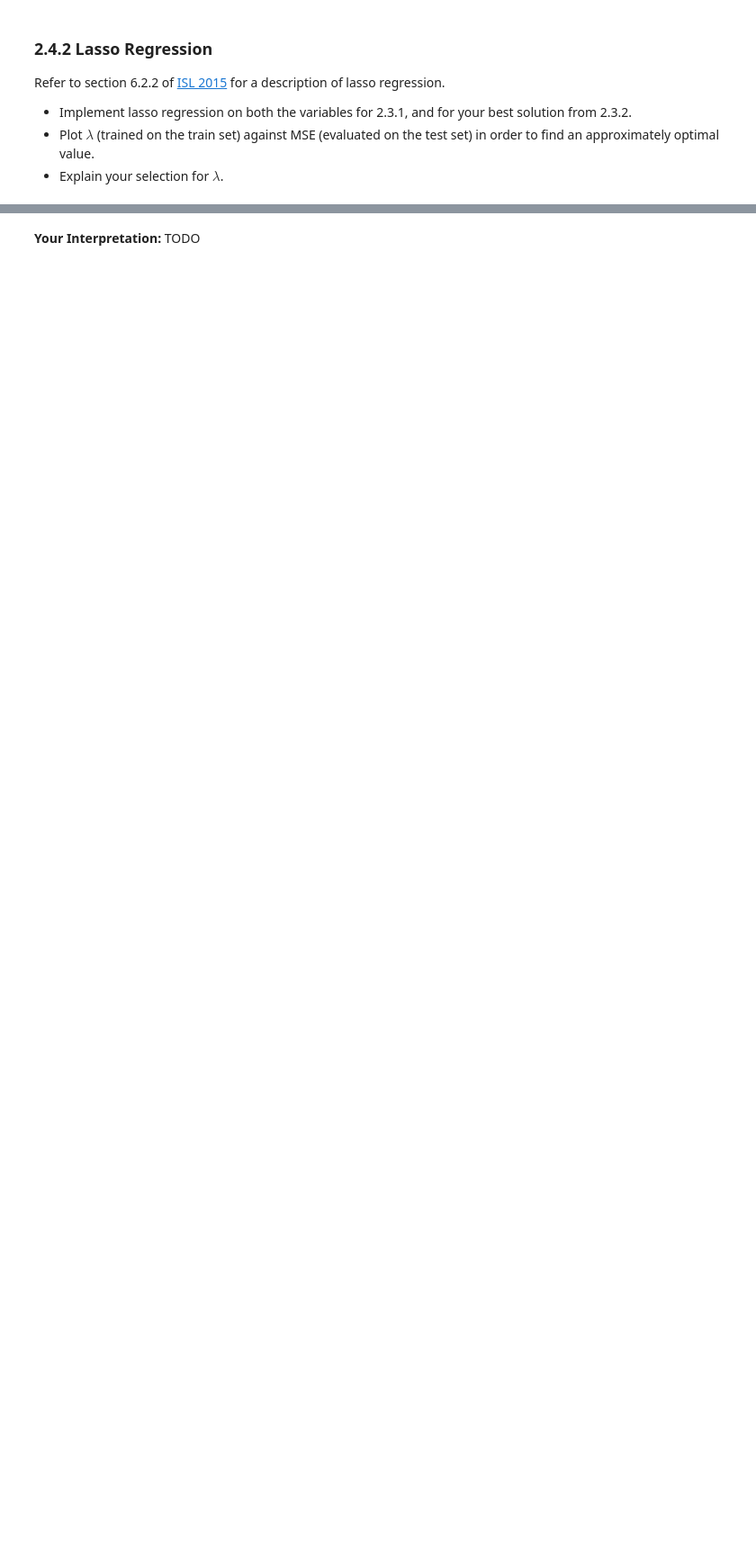
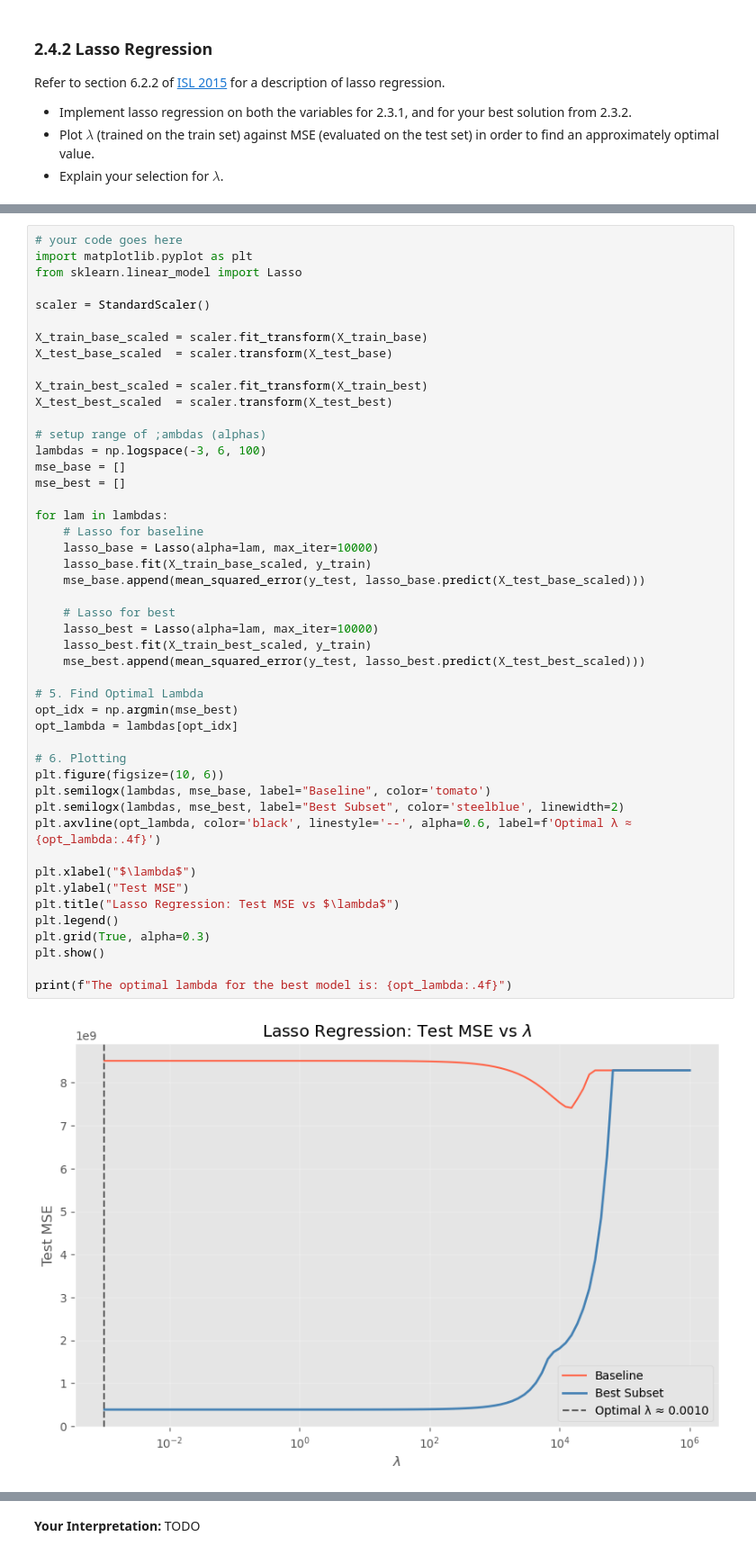
Before and after one commit to Yichun0/2026-datascience-homework, a Jupyter notebook: HW6/HW6.ipynb, the cells around one changed output, grey strips where cells are left out. Shown at 90% size. Saved outputs shown, nothing was run; the diff lists cells and outputs as text; blank space fills up the shorter version.

```diff
--- a/HW6/HW6.ipynb
+++ b/HW6/HW6.ipynb
@@ -229,0 +543,49 @@ Refer to section 6.2.2 of [ISL 2015](https://hastie.su.domains/ISLR2/ISLRv2_corr
+# %%
+# your code goes here
+import matplotlib.pyplot as plt
+from sklearn.linear_model import Lasso
+
+scaler = StandardScaler()
+
+X_train_base_scaled = scaler.fit_transform(X_train_base)
+X_test_base_scaled  = scaler.transform(X_test_base)
+
+X_train_best_scaled = scaler.fit_transform(X_train_best)
+X_test_best_scaled  = scaler.transform(X_test_best)
+
+# setup range of ;ambdas (alphas)
+lambdas = np.logspace(-3, 6, 100)
+mse_base = []
+mse_best = []
+
+for lam in lambdas:
+    # Lasso for baseline
+    lasso_base = Lasso(alpha=lam, max_iter=10000)
+    lasso_base.fit(X_train_base_scaled, y_train)
+    mse_base.append(mean_squared_error(y_test, lasso_base.predict(X_test_base_scaled)))
+
+    # Lasso for best
+    lasso_best = Lasso(alpha=lam, max_iter=10000)
+    lasso_best.fit(X_train_best_scaled, y_train)
+    mse_best.append(mean_squared_error(y_test, lasso_best.predict(X_test_best_scaled)))
+
+# 5. Find Optimal Lambda
+opt_idx = np.argmin(mse_best)
+opt_lambda = lambdas[opt_idx]
+
+# 6. Plotting
+plt.figure(figsize=(10, 6))
+plt.semilogx(lambdas, mse_base, label="Baseline", color='tomato')
+plt.semilogx(lambdas, mse_best, label="Best Subset", color='steelblue', linewidth=2)
+plt.axvline(opt_lambda, color='black', linestyle='--', alpha=0.6, label=f'Optimal λ ≈ {opt_lambda:.4f}')
+
+plt.xlabel("$\lambda$")
+plt.ylabel("Test MSE")
+plt.title("Lasso Regression: Test MSE vs $\lambda$")
+plt.legend()
+plt.grid(True, alpha=0.3)
+plt.show()
+
+print(f"The optimal lambda for the best model is: {opt_lambda:.4f}")
+# %% [output]
+[figure, added]
```
Also changed, not shown: parts of 38 cells of this notebook, 4 other files.
